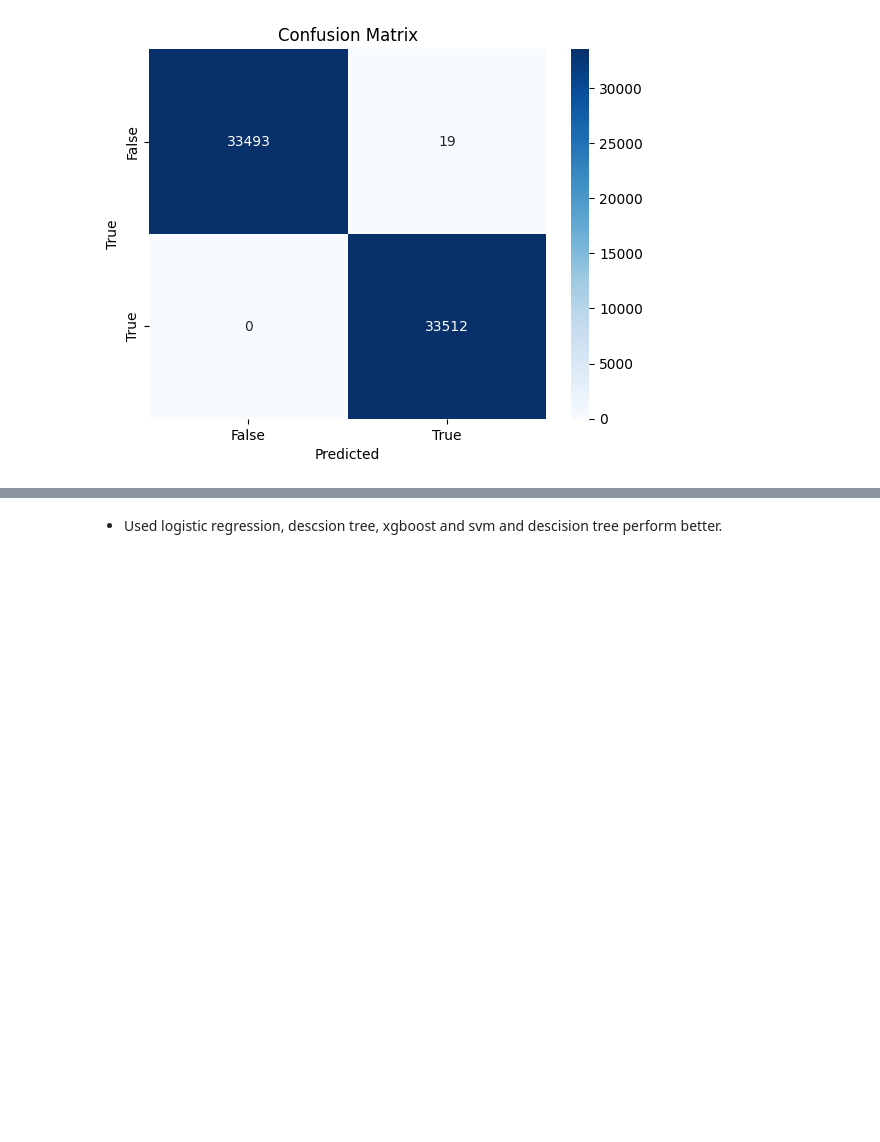
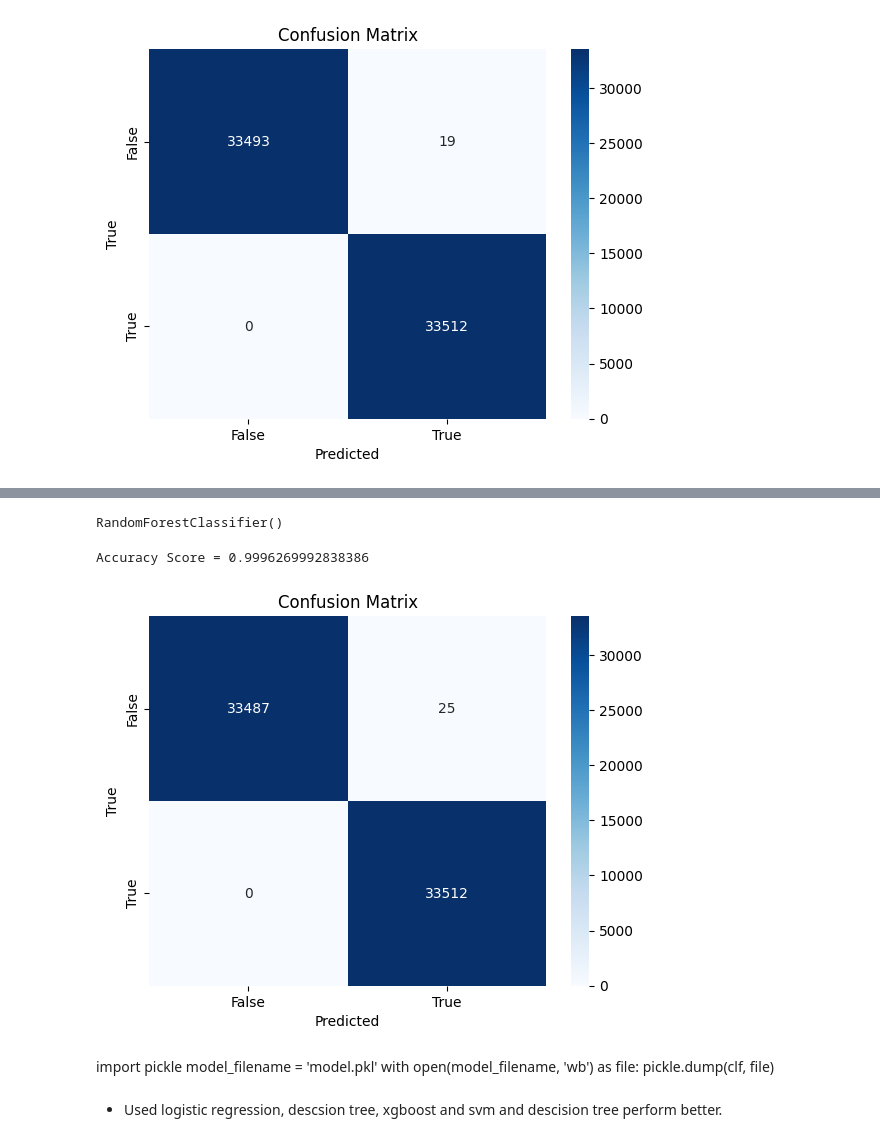
Before and after one commit to JOCRZ/BritishAirways-Intership, a Jupyter notebook: British-Airways/Ipython-book/model.ipynb, the cells around one changed output, grey strips where cells are left out. Cells and saved outputs as stored; diff of their text form; code cells hidden in the pictures; blank space fills up the shorter version.

```diff
--- a/British-Airways/Ipython-book/model.ipynb
+++ b/British-Airways/Ipython-book/model.ipynb
@@ -682,3 +737,47 @@ plt.show()
+# %%
+from sklearn.preprocessing import StandardScaler
+scaler = StandardScaler()
+X = scaler.fit_transform(x)
+X_train, X_test, y_train, y_test = train_test_split(X, y, test_size=0.2, random_state=42)
+# %%
+from sklearn.ensemble import RandomForestClassifier
+from imblearn.over_sampling import RandomOverSampler
+
+oversampler = RandomOverSampler(random_state=42)
+X_train_resampled, y_train_resampled = oversampler.fit_resample(X_train, y_train)
+# %%
+clf = RandomForestClassifier()
+clf.fit(X_train_resampled, y_train_resampled)
+# %% [output]
+RandomForestClassifier()
+# %%
+from sklearn import metrics
+
+predictions = clf.predict(X_train_resampled)
+print("Accuracy Score =", format(metrics.accuracy_score(y_train_resampled,predictions)))
+# %% [output]
+Accuracy Score = 0.9996269992838386
+# %%
+from sklearn.metrics import confusion_matrix
+
+y_pred = clf.predict(X_test)
+
+cm = confusion_matrix(y_train_resampled, predictions)
+
+# Step 4: Plot the confusion matrix
+labels = np.unique(y_test)
+sns.heatmap(cm, annot=True, cmap="Blues", fmt="d", xticklabels=labels, yticklabels=labels)
+plt.title("Confusion Matrix")
+plt.xlabel("Predicted")
+plt.ylabel("True")
+plt.show()
+# %% [output]
+[figure, added]
+# %% [markdown]
+import pickle
+model_filename = 'model.pkl'
+with open(model_filename, 'wb') as file:
+    pickle.dump(clf, file)
 # %% [markdown]
 - Used logistic regression, descsion tree, xgboost and svm and descision tree perform better.
 # %% [markdown]
```
Also changed, not shown: parts of 7 cells of this notebook, 2 other files.
